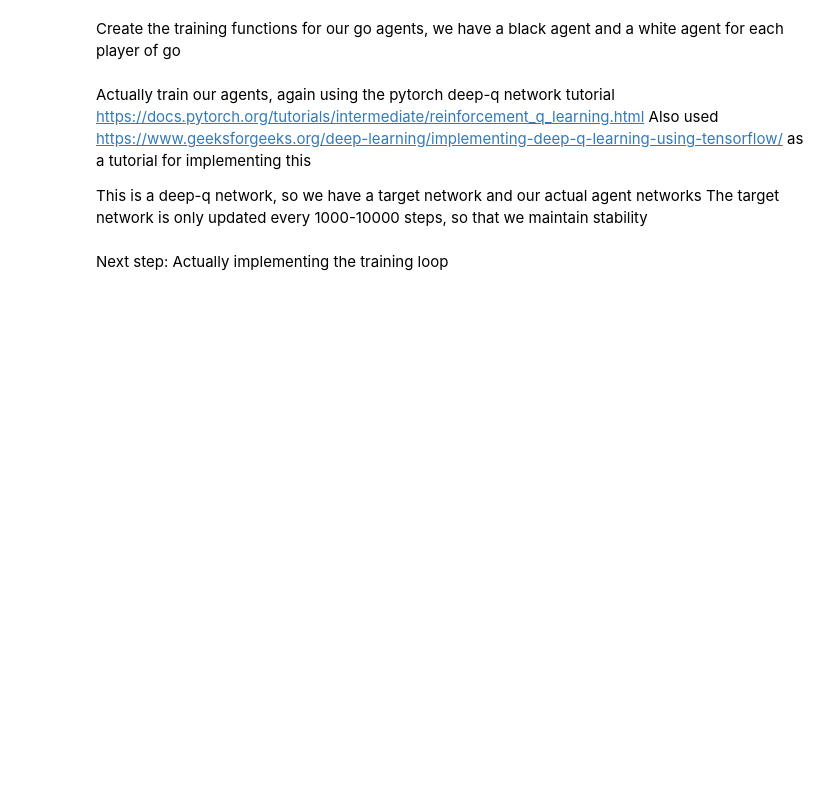
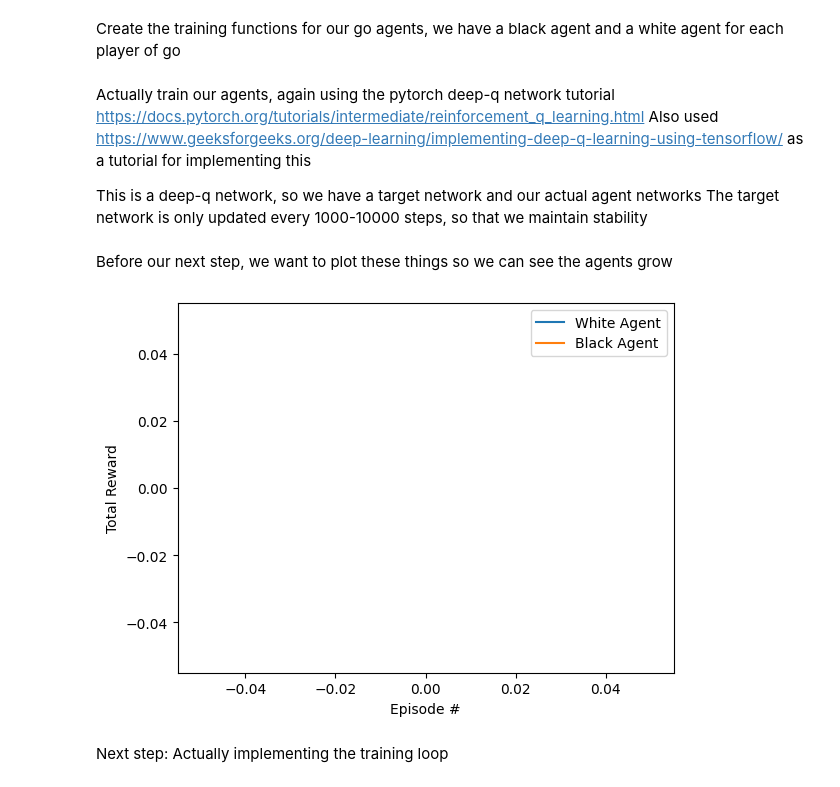
Before and after one commit to Lufferly/csc496FinalThing, a Jupyter notebook: final.ipynb, the cells around one changed output. Drawn from its saved outputs; the diff is of its cells as text; code cells hidden in the pictures; blank space fills up the shorter version.

Commit message:
first graph

```diff
--- a/final.ipynb
+++ b/final.ipynb
@@ -603,6 +603,34 @@ def optimize_model(agent_policy_network, agent_target_network, agent_replay_memo
     losses.backward() # God function which will actually derive our parameter's sums and
     # Here the tutorial clips the gradient values, Im not gonna do that for now to see what happens
     agent_optimizer.step() # Actually update the parameters!
+# %% [markdown]
+Before our next step, we want to plot these things so we can see the agents grow
+# %%
+import matplotlib.pyplot as plt
+
+white_rewards = []
+black_rewards = []
+
+# Do our plots
+# We dont show result until we are done training, to save CPU time
+def do_deepq_plots(show_result):
+    plt.figure(1)
+
+    if (show_result == False):
+        return
+
+    plt.xlabel("Episode #")
+    plt.ylabel("Total Reward")
+
+    plt.plot(white_rewards, label = "White Agent")
+    plt.plot(black_rewards, label = "Black Agent")
+    plt.legend()
+
+    plt.show()
+
+do_deepq_plots(True)
+# %% [output]
+[figure, added]
 # %% [markdown]
 Next step: Actually implementing the training loop
 # %%
```
Also changed, not shown: parts of 1 cell of this notebook.
